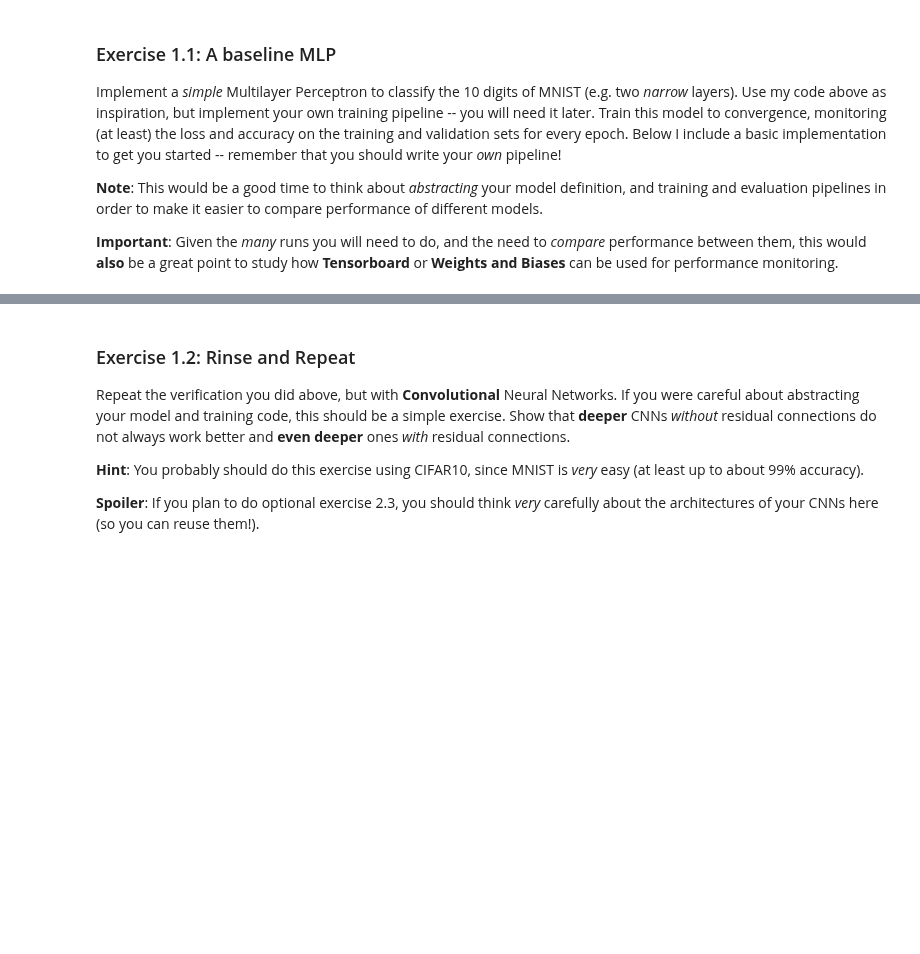
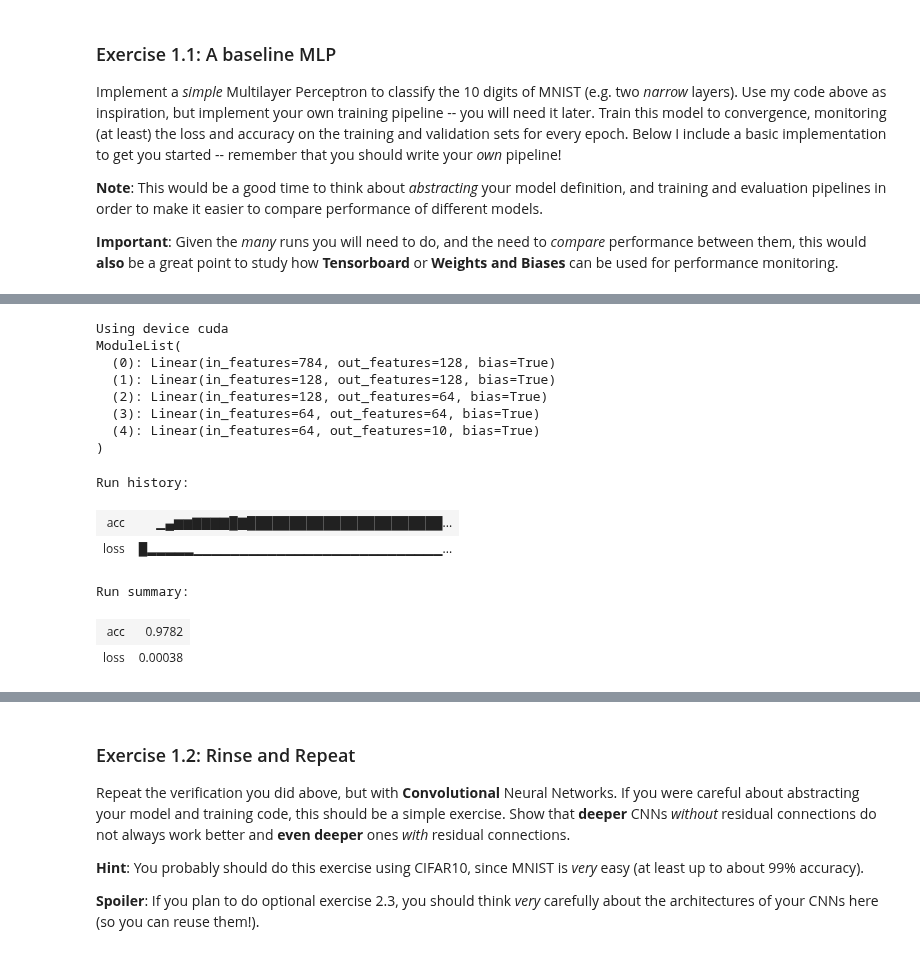
Before and after one commit to BaiardiLorenzo/DLA, a Jupyter notebook: Lab1-CNNs.ipynb, the cells around one changed output, grey strips where cells are left out. Saved outputs shown, nothing was run; the diff lists cells and outputs as text; code cells hidden in the pictures; blank space fills up the shorter version.

```diff
--- a/Lab1-CNNs.ipynb
+++ b/Lab1-CNNs.ipynb
@@ -227,4 +295,68 @@ Implement a *simple* Multilayer Perceptron to classify the 10 digits of MNIST (e
 
 **Important**: Given the *many* runs you will need to do, and the need to *compare* performance between them, this would **also** be a great point to study how **Tensorboard** or **Weights and Biases** can be used for performance monitoring.
 # %%
-# Your code here.
+class SimpleMLP(nn.Module):
+    def __init__(self):
+        super().__init__()
+        self.layers = nn.ModuleList([
+            nn.Linear(28*28, 128),  # First narrow layer
+            nn.Linear(128, 128),  # Second narrow layer
+            nn.Linear(128, 64),  # Third narrow layer
+            nn.Linear(64, 64), # Fourth narrow layer
+            nn.Linear(64, 10)  # Output layer
+        ])
+
+    def forward(self, x):
+        x = x.flatten(1)
+        for layer in self.layers[:-1]:
+            x = F.relu(layer(x))
+        return x
+# %%
+# start a new wandb run to track this script
+wandb.init(
+    # set the wandb project where this run will be logged
+    project="DLA Assigment 1",
+    name="SimpleMLP",
+    # track hyperparameters and run metadata
+    config={
+    "learning_rate": 0.0001,
+    "architecture": "MLP",
+    "dataset": "MNIST",
+    "epochs": 100,
+    }
+)
+
+# Training hyperparameters.
+device = 'cuda' if torch.cuda.is_available() else 'cpu'
+print(f'Using device {device}')
+epochs = 100
+lr = 0.0001
+batch_size = 128
+
+# Dataloaders.
+dl_train = torch.utils.data.DataLoader(ds_train, batch_size, shuffle=True, num_workers=4)
+dl_val   = torch.utils.data.DataLoader(ds_val, batch_size, num_workers=4)
+dl_test  = torch.utils.data.DataLoader(ds_test, batch_size, shuffle=True, num_workers=4)
+
+# Instantiate model and optimizer.
+model_mlp = SimpleMLP().to(device)
+print(model_mlp.layers)
+opt = torch.optim.Adam(params=model_mlp.parameters(), lr=lr)
+
+# Training loop.
+losses_and_accs = []
+for epoch in range(epochs):
+    loss = train_epoch(model_mlp, dl_train, opt, epoch, device=device)
+    (val_acc, _) = evaluate_model(model_mlp, dl_val, device=device)
+    losses_and_accs.append((loss, val_acc))
+
+    # wandb
+    wandb.log({"acc": val_acc, "loss": loss})
+
+# [optional] finish the wandb run, necessary in notebooks
+wandb.finish()
+
+# And finally plot the curves.
+plot_validation_curves(losses_and_accs)
+print(f'Accuracy report on TEST:\n {evaluate_model(model_mlp, dl_test, device=device)[1]}')
+# %% [output]
@@ -230,0 +369,14 @@ Implement a *simple* Multilayer Perceptron to classify the 10 digits of MNIST (e
+Using device cuda
+ModuleList(
+  (0): Linear(in_features=784, out_features=128, bias=True)
+  (1): Linear(in_features=128, out_features=128, bias=True)
+  (2): Linear(in_features=128, out_features=64, bias=True)
+  (3): Linear(in_features=64, out_features=64, bias=True)
+  (4): Linear(in_features=64, out_features=10, bias=True)
+)
+Run history:
+| acc | ▁▄▆▆▇▇▇▇█▇███████████████████████... |
+| loss | █▂▂▂▂▂▁▁▁▁▁▁▁▁▁▁▁▁▁▁▁▁▁▁▁▁▁▁▁▁▁▁▁... |
+Run summary:
+| acc | 0.9782 |
+| loss | 0.00038 |
```
Also changed, not shown: parts of 8 cells of this notebook.
